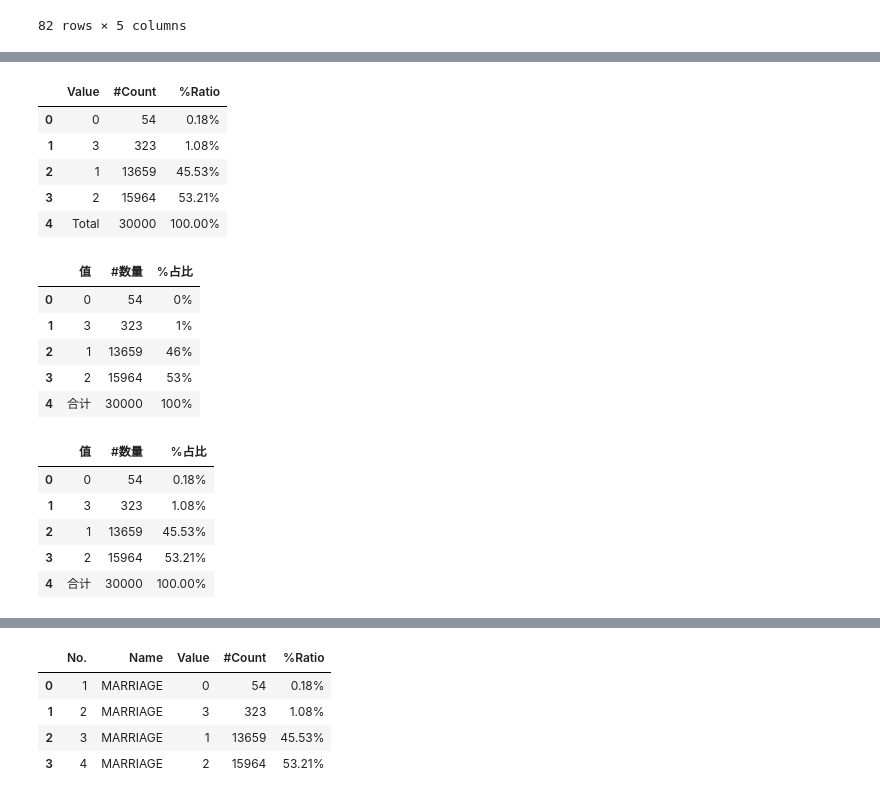
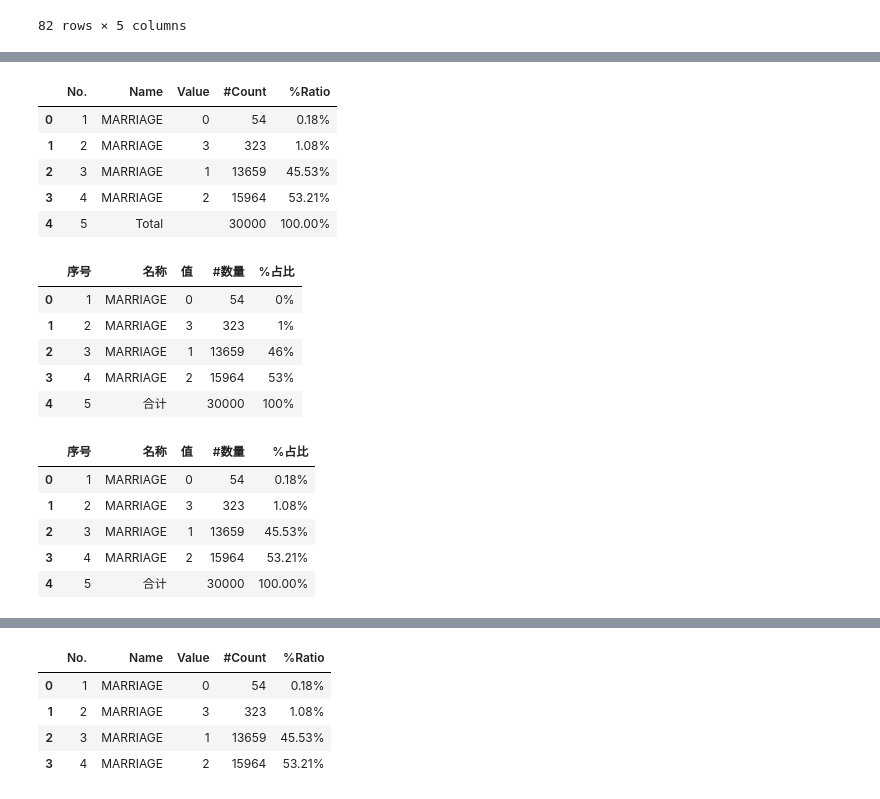
Before and after one commit to stat-fit/westat, a Jupyter notebook: src/westat/examples/HereWeGo.ipynb, the cells around one changed output, grey strips where cells are left out. Cells and saved outputs as stored; diff of their text form; code cells hidden in the pictures.

```diff
--- a/src/westat/examples/HereWeGo.ipynb
+++ b/src/westat/examples/HereWeGo.ipynb
@@ -337,30 +337,30 @@ get_data_dist(data,col='MARRIAGE')
 # %%
-get_data_dist(data,col='MARRIAGE',display=False)
+get_data_dist(data,col='MARRIAGE')
 # %% [output]
-|  | Value | #Count | %Ratio |
-| 0 | 0 | 54 | 0.18% |
-| 1 | 3 | 323 | 1.08% |
-| 2 | 1 | 13659 | 45.53% |
-| 3 | 2 | 15964 | 53.21% |
-| 4 | Total | 30000 | 100.00% |
+|  | No. | Name | Value | #Count | %Ratio |
+| 0 | 1 | MARRIAGE | 0 | 54 | 0.18% |
+| 1 | 2 | MARRIAGE | 3 | 323 | 1.08% |
+| 2 | 3 | MARRIAGE | 1 | 13659 | 45.53% |
+| 3 | 4 | MARRIAGE | 2 | 15964 | 53.21% |
+| 4 | 5 | Total |  | 30000 | 100.00% |
 # %%
-get_data_distribution(data,col='MARRIAGE',language='cn',display=False,precision=0)
+get_data_distribution(data,col='MARRIAGE',language='cn',precision=0)
 # %% [output]
-|  | 值 | #数量 | %占比 |
-| 0 | 0 | 54 | 0% |
-| 1 | 3 | 323 | 1% |
-| 2 | 1 | 13659 | 46% |
-| 3 | 2 | 15964 | 53% |
-| 4 | 合计 | 30000 | 100% |
+|  | 序号 | 名称 | 值 | #数量 | %占比 |
+| 0 | 1 | MARRIAGE | 0 | 54 | 0% |
+| 1 | 2 | MARRIAGE | 3 | 323 | 1% |
+| 2 | 3 | MARRIAGE | 1 | 13659 | 46% |
+| 3 | 4 | MARRIAGE | 2 | 15964 | 53% |
+| 4 | 5 | 合计 |  | 30000 | 100% |
 # %%
-get_data_distribution(data,col='MARRIAGE',language='cn',precision=2,display=False)
+get_data_distribution(data,col='MARRIAGE',language='cn',precision=2)
 # %% [output]
-|  | 值 | #数量 | %占比 |
-| 0 | 0 | 54 | 0.18% |
-| 1 | 3 | 323 | 1.08% |
-| 2 | 1 | 13659 | 45.53% |
-| 3 | 2 | 15964 | 53.21% |
-| 4 | 合计 | 30000 | 100.00% |
+|  | 序号 | 名称 | 值 | #数量 | %占比 |
+| 0 | 1 | MARRIAGE | 0 | 54 | 0.18% |
+| 1 | 2 | MARRIAGE | 3 | 323 | 1.08% |
+| 2 | 3 | MARRIAGE | 1 | 13659 | 45.53% |
+| 3 | 4 | MARRIAGE | 2 | 15964 | 53.21% |
+| 4 | 5 | 合计 |  | 30000 | 100.00% |
 # %%
 get_data_distribution(data,col='MARRIAGE',language='cn')
 # %% [output]
```
Also changed, not shown: parts of 68 cells of this notebook, 12 other files.
